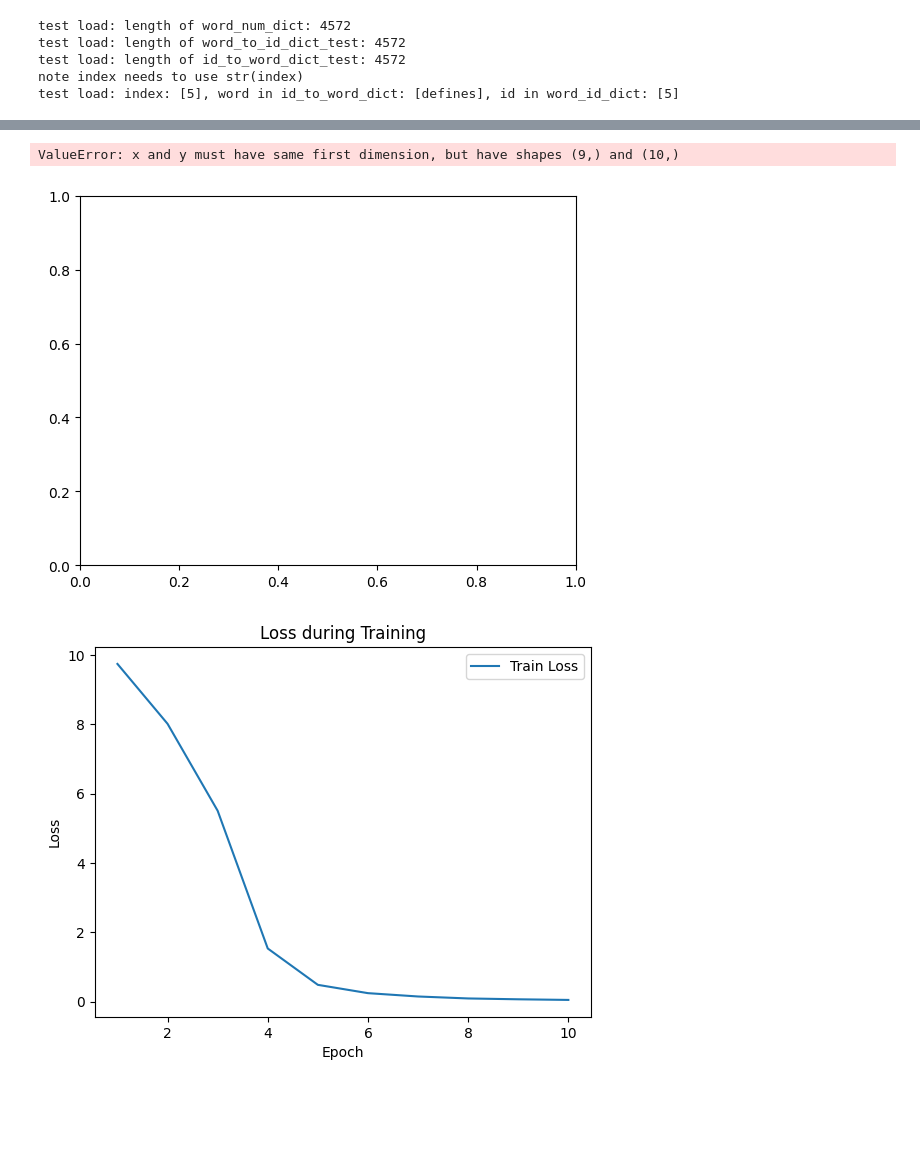
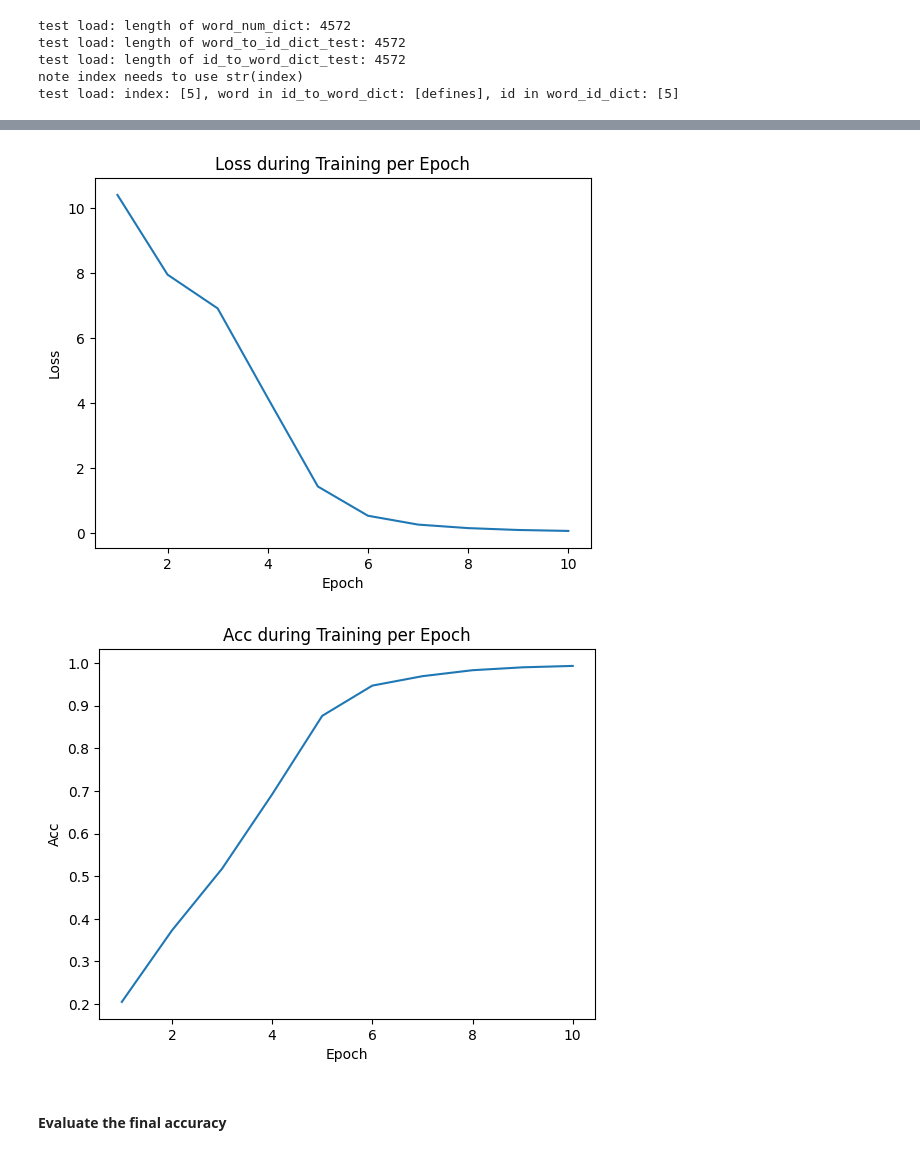
Before and after one commit to ANNAISDEVIL/cvdl_ss23, a Jupyter notebook: model/CNN_train.ipynb, the cells around one changed output, grey strips where cells are left out. Drawn from its saved outputs; the diff is of its cells as text; code cells hidden in the pictures; blank space fills up the shorter version.

```diff
--- a/model/CNN_train.ipynb
+++ b/model/CNN_train.ipynb
@@ -170,13 +169,17 @@ optimizer = optim.Adam(model.parameters(), lr=OPTIM_LEARNING_RATE)
 dataset = WordImageIDDataset(word_to_id_list = list(word_to_id_dict_test.items()),
                             font=font_noto_sans_regular,
                             noise=False)
-dataloader = DataLoader(dataset, batch_size=TRAIN_BATCH_SIZE, shuffle=True)
+train_dataloader = DataLoader(dataset, batch_size=TRAIN_BATCH_SIZE, shuffle=True)
+eval_dataloader = DataLoader(dataset, batch_size=TRAIN_BATCH_SIZE, shuffle=True)
 # %%
 train_loss = []
+epoch_acc = []
 for epoch in range(1, TRAIN_NUM_EPOCHS + 1):
     print(f'epoch: {epoch}')
+    model.train()
     epoch_loss = []
-    for data in dataloader:
+
+    for data in train_dataloader:
         words    = data['word']
         imgs     = data['image']
         ids      = data['id']
@@ -204,12 +207,34 @@ for epoch in range(1, TRAIN_NUM_EPOCHS + 1):
     print(epoch_average_loss)
     train_loss.append(epoch_average_loss)
 
+    model.eval()
+    total = 0
+    correct = 0
+    with torch.no_grad():
+        for data in eval_dataloader:
+            words    = data['word']
+            imgs     = data['image']
+            ids      = data['id']
+            outputs = model(imgs.to(device))
+            _, targets = torch.max(ids.data, 1)
+            _, predicted = torch.max(outputs.data, 1)
+            total += targets.size(0)
+            correct += (predicted == targets.to(device)).sum().item()
+    epoch_acc.append(correct/total)
+    print(f"acc: {epoch_acc[-1]}")
 x = range(1, TRAIN_NUM_EPOCHS+1)
 plt.plot(x, train_loss)
 plt.xlabel('Epoch')
 plt.ylabel('Loss')
-plt.title('Loss during Training')
+plt.title('Loss during Training per Epoch')
 plt.savefig(PATH_TRAIN_LOSS_PLOT)
+plt.show()
+
+plt.plot(x, epoch_acc)
+plt.xlabel('Epoch')
+plt.ylabel('Acc')
+plt.title('Acc during Training per Epoch')
+plt.savefig(PATH_DEV_ACC_PLOT)
 plt.show()
 
 # TODO: save data as csv
@@ -238,13 +263,2 @@ epoch: 10
-ValueError: x and y must have same first dimension, but have shapes (9,) and (10,)
-[figure, old version]
+[figure, new version]
+[figure, added]
-# %%
-x = range(1, TRAIN_NUM_EPOCHS+1)
-plt.plot(x, train_loss, label="Train Loss")
-plt.xlabel('Epoch')
-plt.ylabel('Loss')
-plt.title('Loss during Training')
-plt.legend()
-plt.savefig(PATH_TRAIN_LOSS_PLOT)
-plt.show()
-# %% [output]
-[figure, removed]
@@ -251,2 +271,4 @@ plt.show()
 # %%
 torch.save(model, PATH_MODEL)
+# %% [markdown]
+#### Evaluate the final accuracy
```
Also changed, not shown: parts of 7 cells of this notebook, 6 other files.
